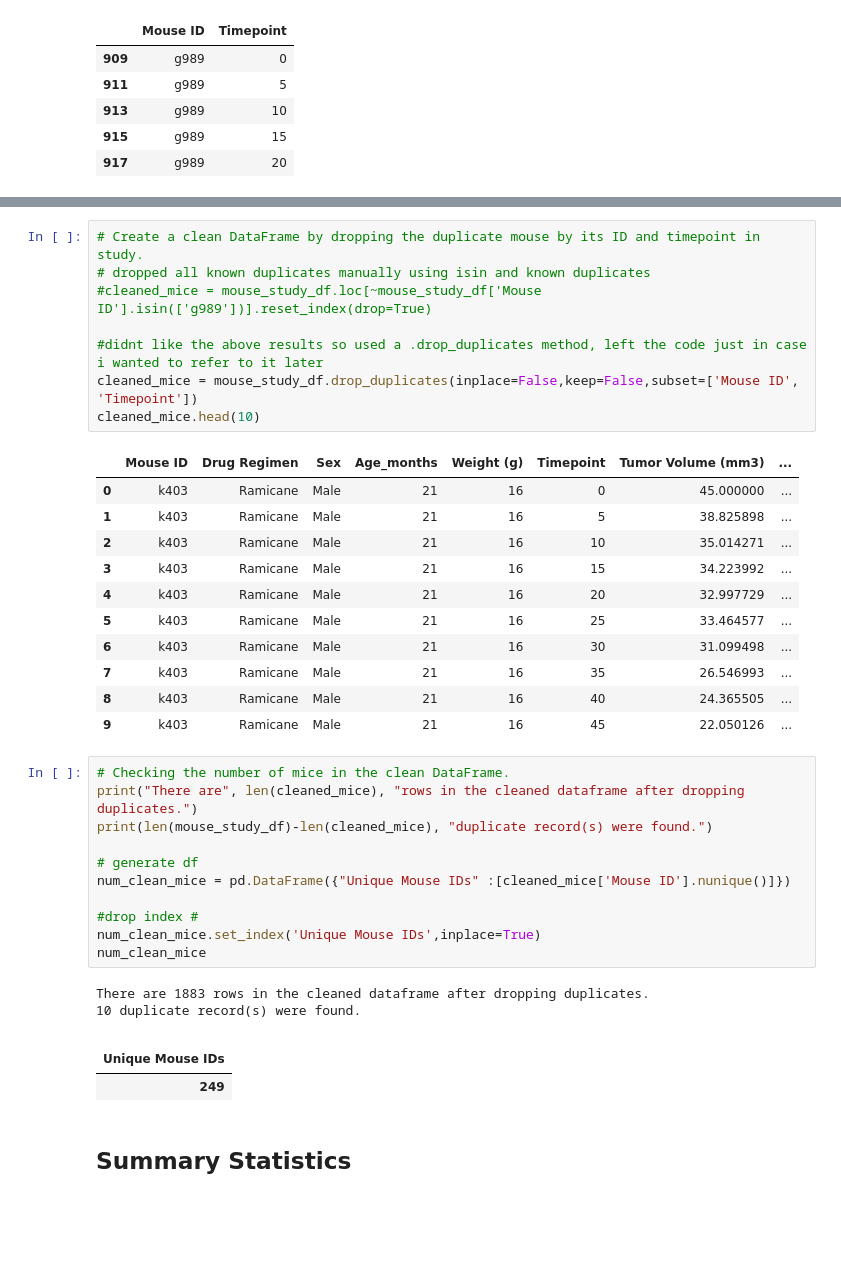
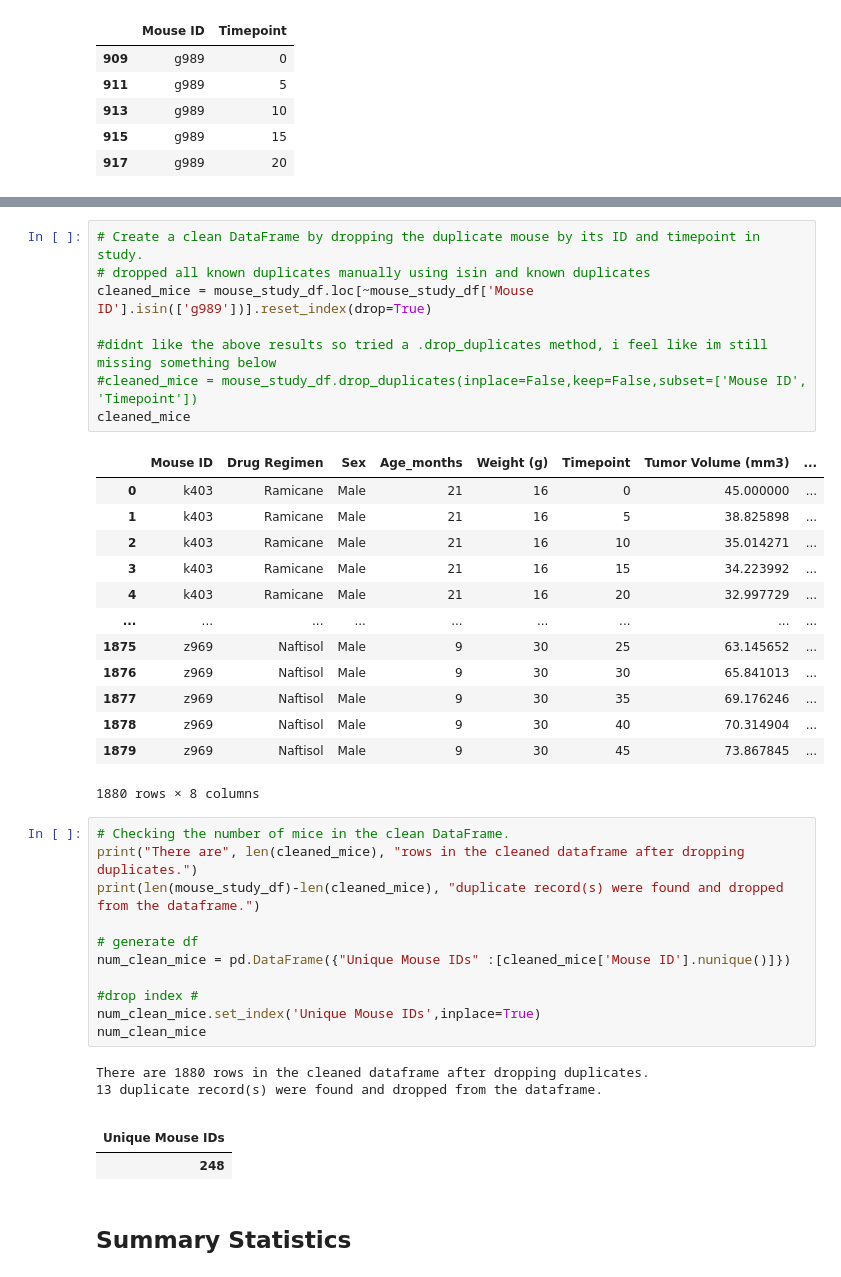
Before and after one commit to Travbz/matplotlib-challenge, a Jupyter notebook: Pymaceuticals/pymaceuticals_starter.ipynb, the cells around one changed output, grey strips where cells are left out. Saved outputs shown, nothing was run; the diff lists cells and outputs as text; blank space fills up the shorter version.

```diff
--- a/Pymaceuticals/pymaceuticals_starter.ipynb
+++ b/Pymaceuticals/pymaceuticals_starter.ipynb
@@ -86,27 +86,29 @@ Below you can see all the information about the duplicate mice in this study
 # %%
 # Create a clean DataFrame by dropping the duplicate mouse by its ID and timepoint in study.
 # dropped all known duplicates manually using isin and known duplicates
-#cleaned_mice = mouse_study_df.loc[~mouse_study_df['Mouse ID'].isin(['g989'])].reset_index(drop=True)
+cleaned_mice = mouse_study_df.loc[~mouse_study_df['Mouse ID'].isin(['g989'])].reset_index(drop=True)
 
-#didnt like the above results so used a .drop_duplicates method, left the code just in case i wanted to refer to it later
-cleaned_mice = mouse_study_df.drop_duplicates(inplace=False,keep=False,subset=['Mouse ID', 'Timepoint'])
-cleaned_mice.head(10)
+#didnt like the above results so tried a .drop_duplicates method, i feel like im still missing something below
+#cleaned_mice = mouse_study_df.drop_duplicates(inplace=False,keep=False,subset=['Mouse ID', 'Timepoint'])
+cleaned_mice
 # %% [output]
 |  | Mouse ID | Drug Regimen | Sex | Age_months | Weight (g) | Timepoint | Tumor Volume (mm3) | ... |
 | 0 | k403 | Ramicane | Male | 21 | 16 | 0 | 45.000000 | ... |
 | 1 | k403 | Ramicane | Male | 21 | 16 | 5 | 38.825898 | ... |
 | 2 | k403 | Ramicane | Male | 21 | 16 | 10 | 35.014271 | ... |
 | 3 | k403 | Ramicane | Male | 21 | 16 | 15 | 34.223992 | ... |
 | 4 | k403 | Ramicane | Male | 21 | 16 | 20 | 32.997729 | ... |
-| 5 | k403 | Ramicane | Male | 21 | 16 | 25 | 33.464577 | ... |
-| 6 | k403 | Ramicane | Male | 21 | 16 | 30 | 31.099498 | ... |
-| 7 | k403 | Ramicane | Male | 21 | 16 | 35 | 26.546993 | ... |
-| 8 | k403 | Ramicane | Male | 21 | 16 | 40 | 24.365505 | ... |
-| 9 | k403 | Ramicane | Male | 21 | 16 | 45 | 22.050126 | ... |
+| ... | ... | ... | ... | ... | ... | ... | ... | ... |
+| 1875 | z969 | Naftisol | Male | 9 | 30 | 25 | 63.145652 | ... |
+| 1876 | z969 | Naftisol | Male | 9 | 30 | 30 | 65.841013 | ... |
+| 1877 | z969 | Naftisol | Male | 9 | 30 | 35 | 69.176246 | ... |
+| 1878 | z969 | Naftisol | Male | 9 | 30 | 40 | 70.314904 | ... |
+| 1879 | z969 | Naftisol | Male | 9 | 30 | 45 | 73.867845 | ... |
+1880 rows × 8 columns
 # %%
 # Checking the number of mice in the clean DataFrame.
 print("There are", len(cleaned_mice), "rows in the cleaned dataframe after dropping duplicates.")
-print(len(mouse_study_df)-len(cleaned_mice), "duplicate record(s) were found.")
+print(len(mouse_study_df)-len(cleaned_mice), "duplicate record(s) were found and dropped from the dataframe.")
 
 # generate df
 num_clean_mice = pd.DataFrame({"Unique Mouse IDs" :[cleaned_mice['Mouse ID'].nunique()]})
@@ -115,11 +117,11 @@ num_clean_mice = pd.DataFrame({"Unique Mouse IDs" :[cleaned_mice['Mouse ID'].nun
 num_clean_mice.set_index('Unique Mouse IDs',inplace=True)
 num_clean_mice
 # %% [output]
-There are 1883 rows in the cleaned dataframe after dropping duplicates.
-10 duplicate record(s) were found.
+There are 1880 rows in the cleaned dataframe after dropping duplicates.
+13 duplicate record(s) were found and dropped from the dataframe.
 |  |
 | Unique Mouse IDs |
-| 249 |
+| 248 |
 # %% [markdown]
 ## Summary Statistics
 # %%
```
Also changed, not shown: parts of 5 cells of this notebook.
